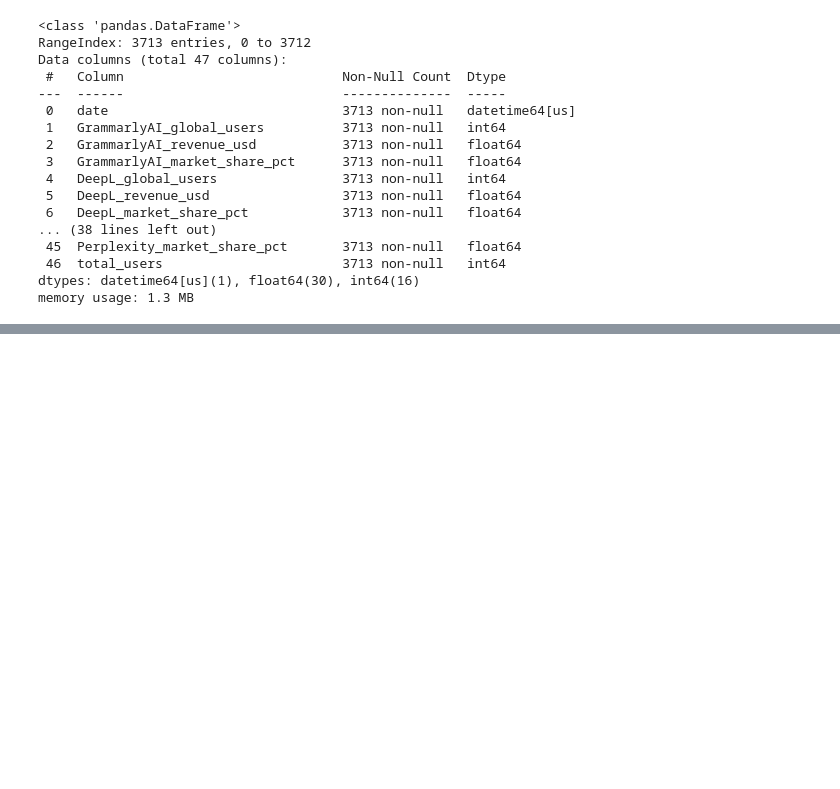
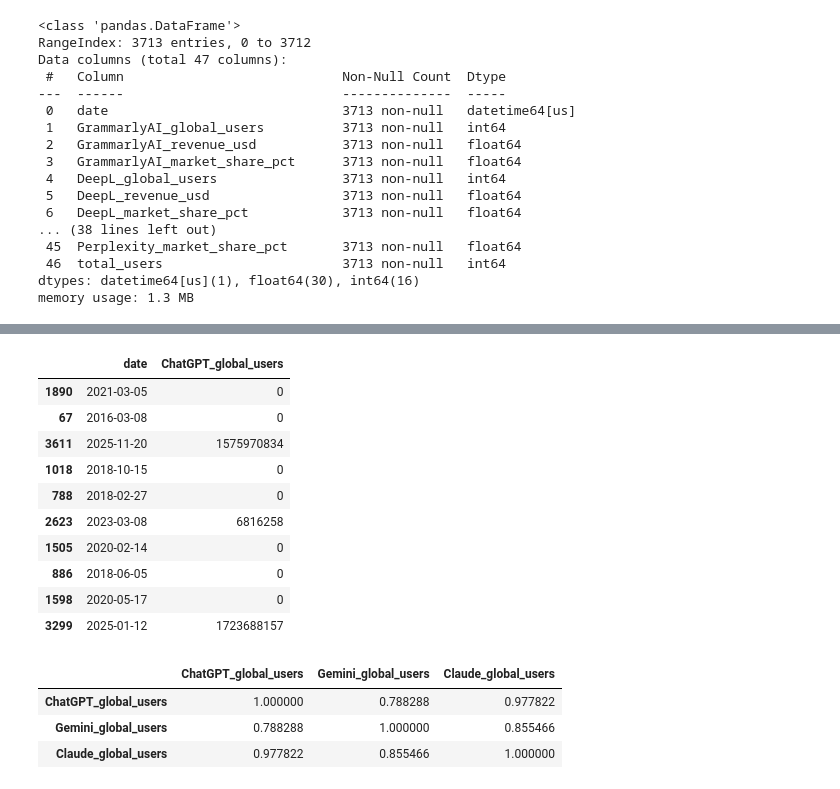
Before and after one commit to sejal18c/AI-Tools-Adoption-Dashboard, a Jupyter notebook: notebooks/ai_tools_analysis.ipynb, the cells around one changed output, grey strips where cells are left out. Drawn from its saved outputs; the diff is of its cells as text; code cells hidden in the pictures; blank space fills up the shorter version.

```diff
--- a/notebooks/ai_tools_analysis.ipynb
+++ b/notebooks/ai_tools_analysis.ipynb
@@ -119,0 +170,23 @@ memory usage: 1.3 MB
+# %%
+df[['date','ChatGPT_global_users']].sample(10)
+# %% [output]
+|  | date | ChatGPT_global_users |
+| 1890 | 2021-03-05 | 0 |
+| 67 | 2016-03-08 | 0 |
+| 3611 | 2025-11-20 | 1575970834 |
+| 1018 | 2018-10-15 | 0 |
+| 788 | 2018-02-27 | 0 |
+| 2623 | 2023-03-08 | 6816258 |
+| 1505 | 2020-02-14 | 0 |
+| 886 | 2018-06-05 | 0 |
+| 1598 | 2020-05-17 | 0 |
+| 3299 | 2025-01-12 | 1723688157 |
+# %%
+df[['ChatGPT_global_users',
+    'Gemini_global_users',
+    'Claude_global_users']].corr()
+# %% [output]
+|  | ChatGPT_global_users | Gemini_global_users | Claude_global_users |
+| ChatGPT_global_users | 1.000000 | 0.788288 | 0.977822 |
+| Gemini_global_users | 0.788288 | 1.000000 | 0.855466 |
+| Claude_global_users | 0.977822 | 0.855466 | 1.000000 |
```
Also changed, not shown: parts of 4 cells of this notebook.
